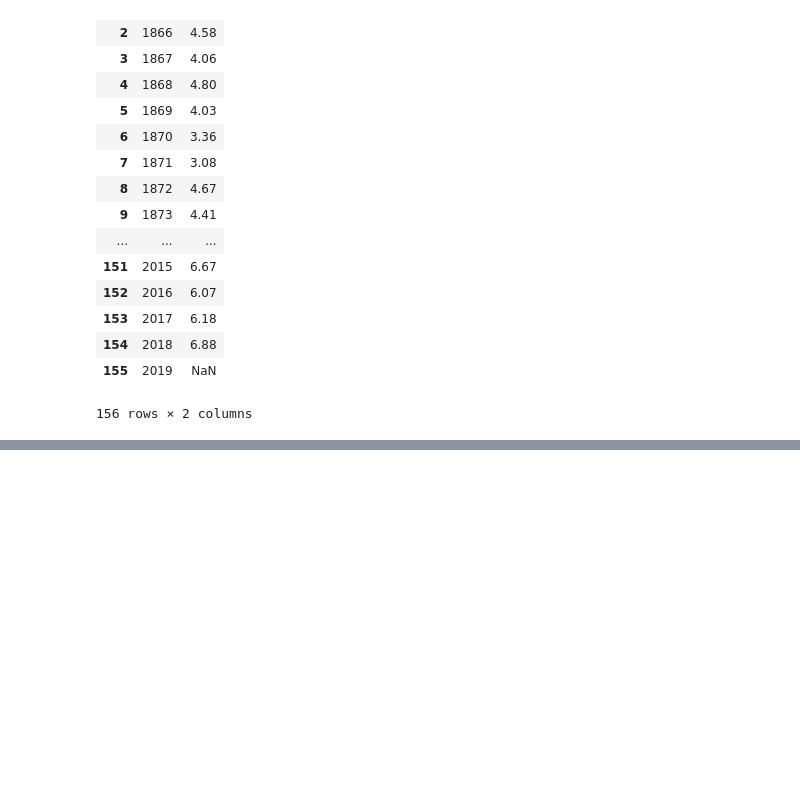
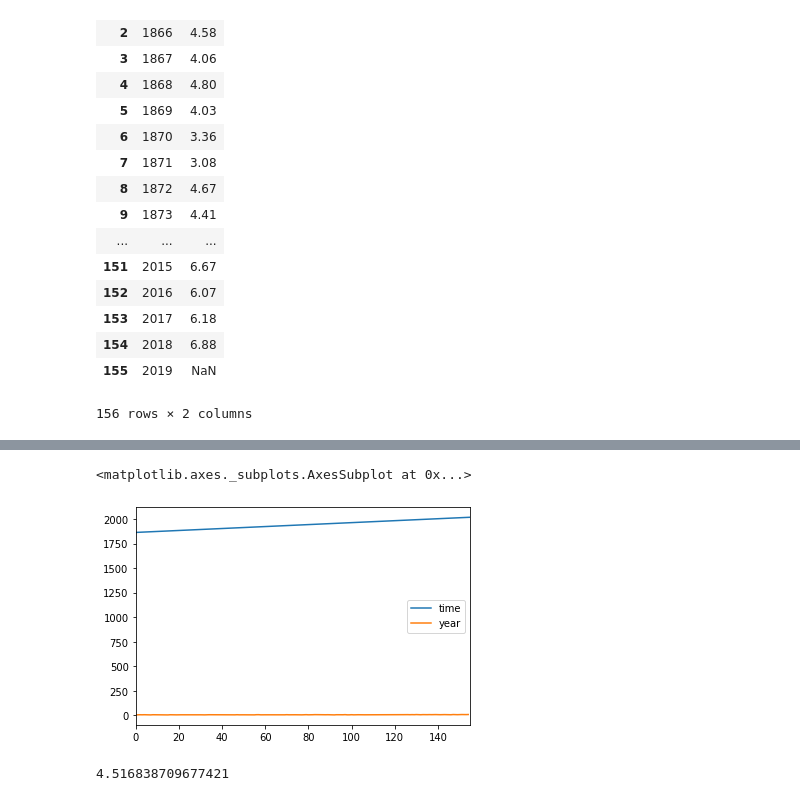
Before and after one commit to katrinnidzwetzki/cas-ddj, a Jupyter notebook: xxx_Versuche/xxx_versuch_wetter.ipynb, the cells around one changed output, grey strips where cells are left out. Saved outputs shown, nothing was run; the diff lists cells and outputs as text; code cells hidden in the pictures; blank space fills up the shorter version.

```diff
--- a/xxx_Versuche/xxx_versuch_wetter.ipynb
+++ b/xxx_Versuche/xxx_versuch_wetter.ipynb
@@ -63,0 +69,5 @@ x="field1", y="field2"
+# %%
+df[['time','year']].plot()
+# %% [output]
+<matplotlib.axes._subplots.AxesSubplot at 0x...>
+[figure, added]
@@ -63,0 +77,4 @@ x="field1", y="field2"
+# %%
+mittelwert
+# %% [output]
+4.516838709677421
```
Also changed, not shown: parts of 8 cells of this notebook, 1 other file.
